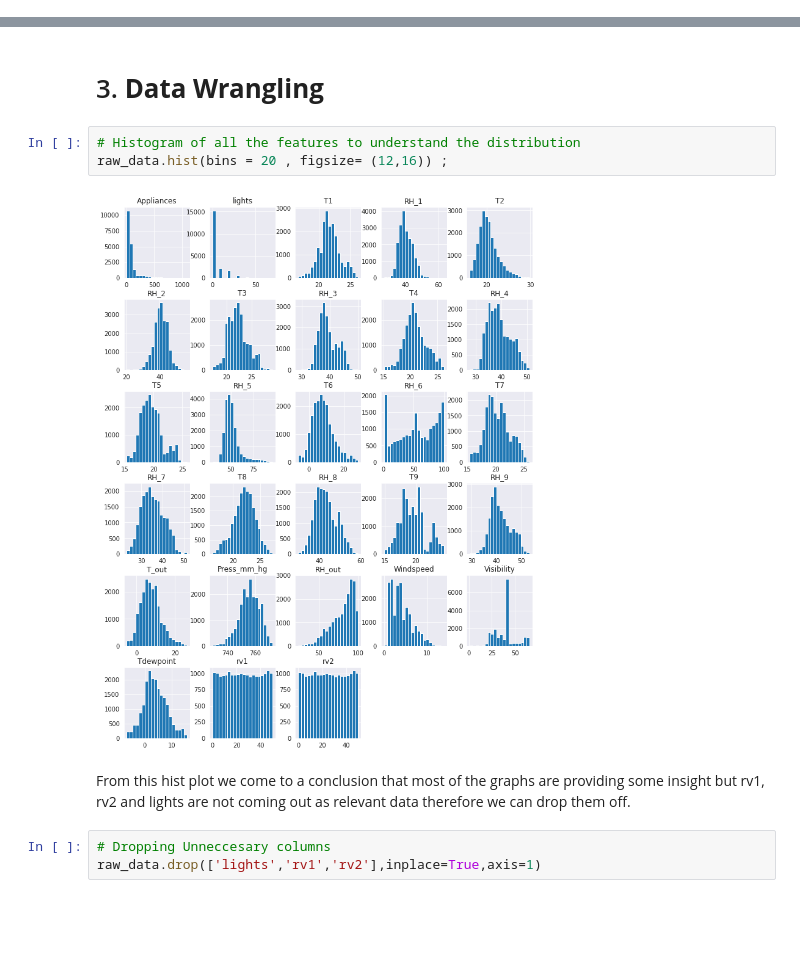
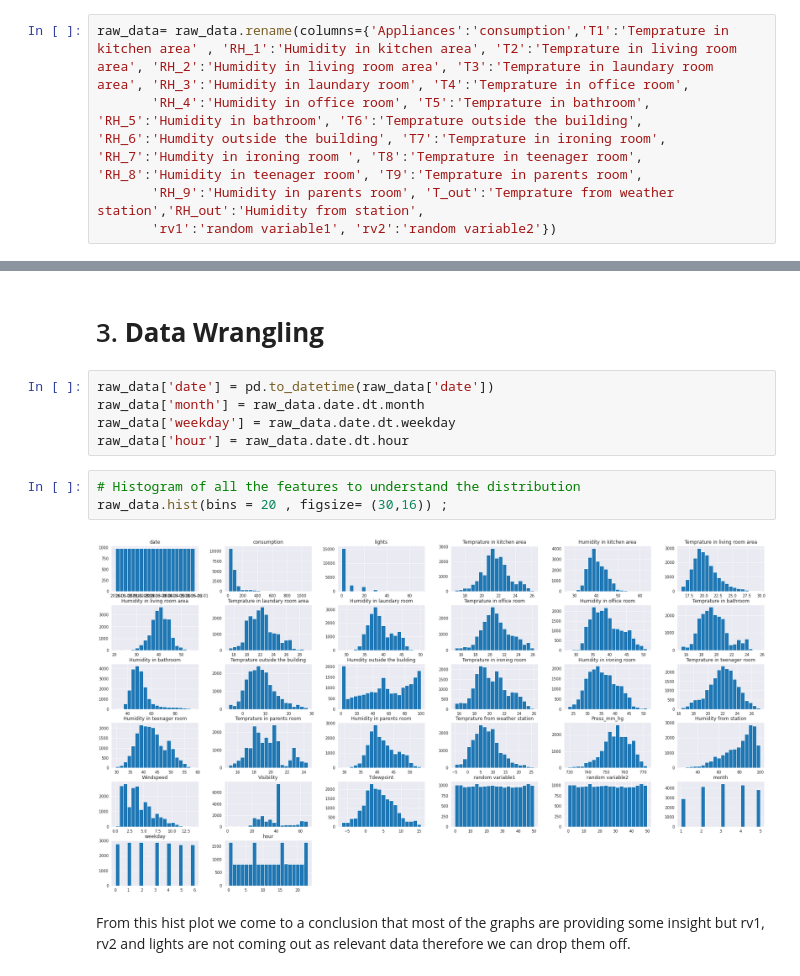
Before and after one commit to itsmesudhanshu/electricalappliance-ml-regression, a Jupyter notebook: Appliance_energy_prediction.ipynb, the cells around one changed output, grey strips where cells are left out. Cells and saved outputs as stored; diff of their text form; blank space fills up the shorter version.

```diff
--- a/Appliance_energy_prediction.ipynb
+++ b/Appliance_energy_prediction.ipynb
@@ -56,6 +56,11 @@ raw_data=pd.read_csv("/content/drive/MyDrive/appliance energy prediction/data_ap
 # %%
 pd.set_option('display.max_columns', None)
 pd.set_option('display.max_rows', None)
+# %%
+raw_data= raw_data.rename(columns={'Appliances':'consumption','T1':'Temprature in kitchen area' , 'RH_1':'Humidity in kitchen area', 'T2':'Temprature in living room area', 'RH_2':'Humidity in living room area', 'T3':'Temprature in laundary room area', 'RH_3':'Humidity in laundary room', 'T4':'Temprature in office room',
+       'RH_4':'Humidity in office room', 'T5':'Temprature in bathroom', 'RH_5':'Humidity in bathroom', 'T6':'Temprature outside the building', 'RH_6':'Humdity outside the building', 'T7':'Temprature in ironing room', 'RH_7':'Humdity in ironing room ', 'T8':'Temprature in teenager room', 'RH_8':'Humidity in teenager room', 'T9':'Temprature in parents room',
+       'RH_9':'Humidity in parents room', 'T_out':'Temprature from weather station','RH_out':'Humidity from station',
+       'rv1':'random variable1', 'rv2':'random variable2'})
 # %%
 raw_data.head()
 # %% [output]
@@ -210,13 +215,15 @@ About 75% of the values fall between 10 W/hr and 100 W/hr.
 The data has a standard deviation of 102.54, which indicates that there are lots of outliers.
 # %% [markdown]
 # 3. **Data Wrangling**
+# %%
+raw_data['date'] = pd.to_datetime(raw_data['date'])
+raw_data['month'] = raw_data.date.dt.month
+raw_data['weekday'] = raw_data.date.dt.weekday
+raw_data['hour'] = raw_data.date.dt.hour
 # %%
 # Histogram of all the features to understand the distribution
-raw_data.hist(bins = 20 , figsize= (12,16)) ;
+raw_data.hist(bins = 20 , figsize= (30,16)) ;
 # %% [output]
-[figure, old version]
+[figure, new version]
 # %% [markdown]
 From this hist plot we come to a conclusion that most of the graphs are providing some insight but rv1, rv2 and lights are not coming out as relevant data therefore we can drop them off.
-# %%
-# Dropping Unneccesary columns
-raw_data.drop(['lights','rv1','rv2'],inplace=True,axis=1)
```
Also changed, not shown: parts of 37 cells of this notebook.
